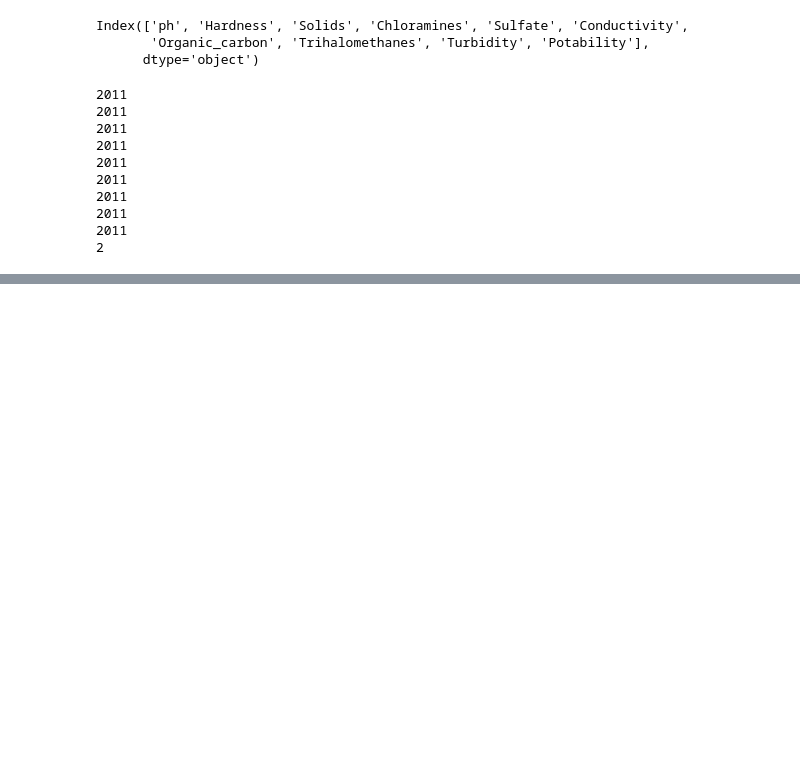
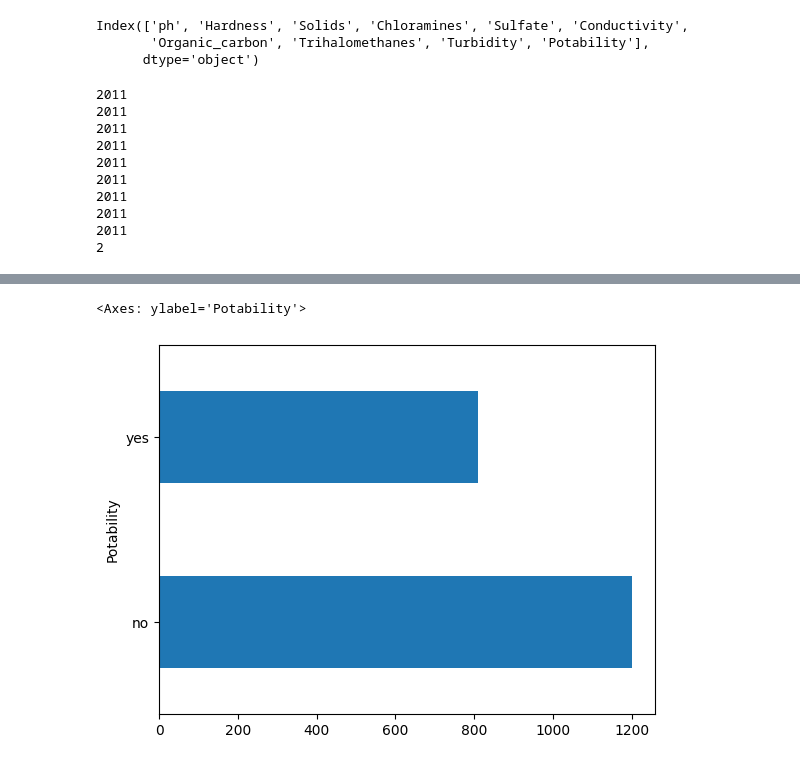
Before and after one commit to MinsingaK/Water-Potability, a Jupyter notebook: main.ipynb, the cells around one changed output, grey strips where cells are left out. Saved outputs shown, nothing was run; the diff lists cells and outputs as text; code cells hidden in the pictures; blank space fills up the shorter version.

```diff
--- a/main.ipynb
+++ b/main.ipynb
@@ -99,0 +149,5 @@ water_data.to_csv('Cleaned_water_data.csv')
+# %%
+clean_water.Potability.value_counts().plot(kind = 'barh')
+# %% [output]
+<Axes: ylabel='Potability'>
+[figure, added]
```
Also changed, not shown: parts of 9 cells of this notebook, 1 other file.
